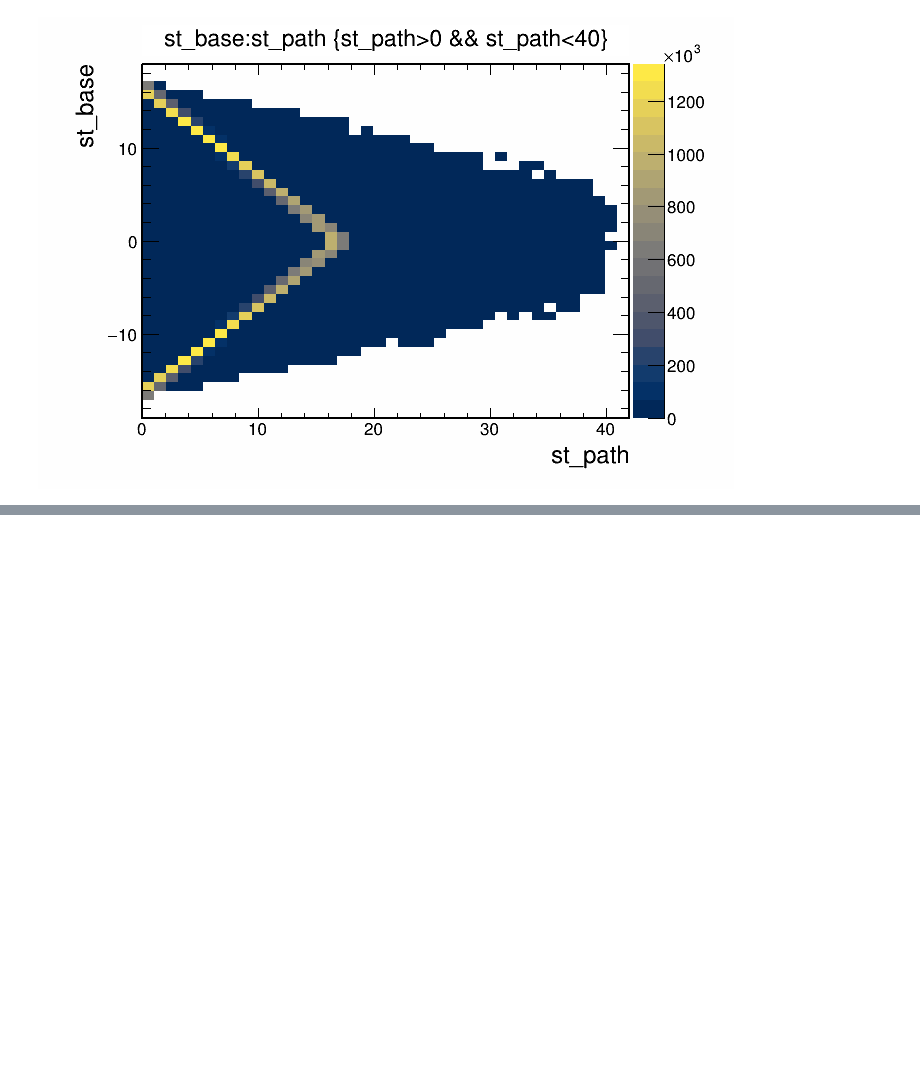
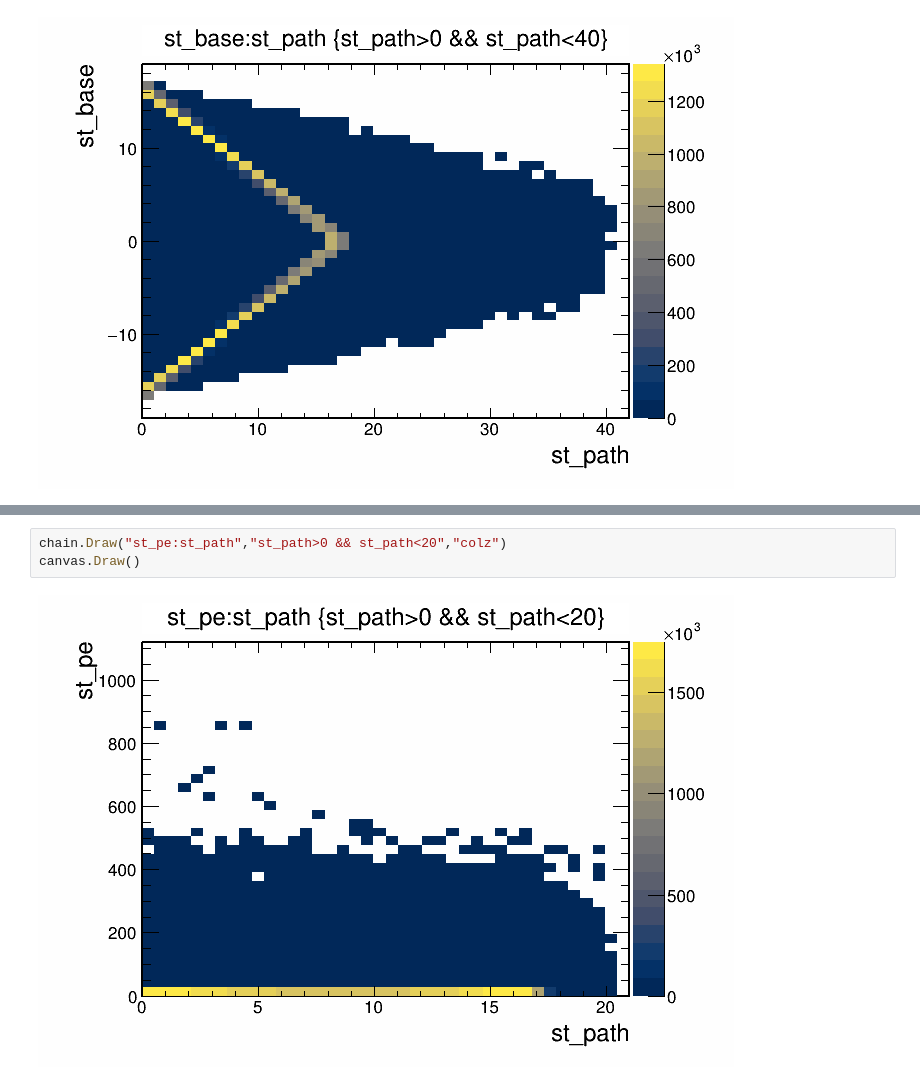
Before and after one commit to wcaune/DUNE_N, a Jupyter notebook: AlignmentCalibration/11-14-23.ipynb, the cells around one changed output, grey strips where cells are left out. Saved outputs shown, nothing was run; the diff lists cells and outputs as text; blank space fills up the shorter version.

```diff
--- a/AlignmentCalibration/11-14-23.ipynb
+++ b/AlignmentCalibration/11-14-23.ipynb
@@ -54,0 +60,5 @@ canvas.Draw()
+# %%
+chain.Draw("st_pe:st_path","st_path>0 && st_path<20","colz")
+canvas.Draw()
+# %% [output]
+[figure, added]
```
Also changed, not shown: parts of 6 cells of this notebook.
